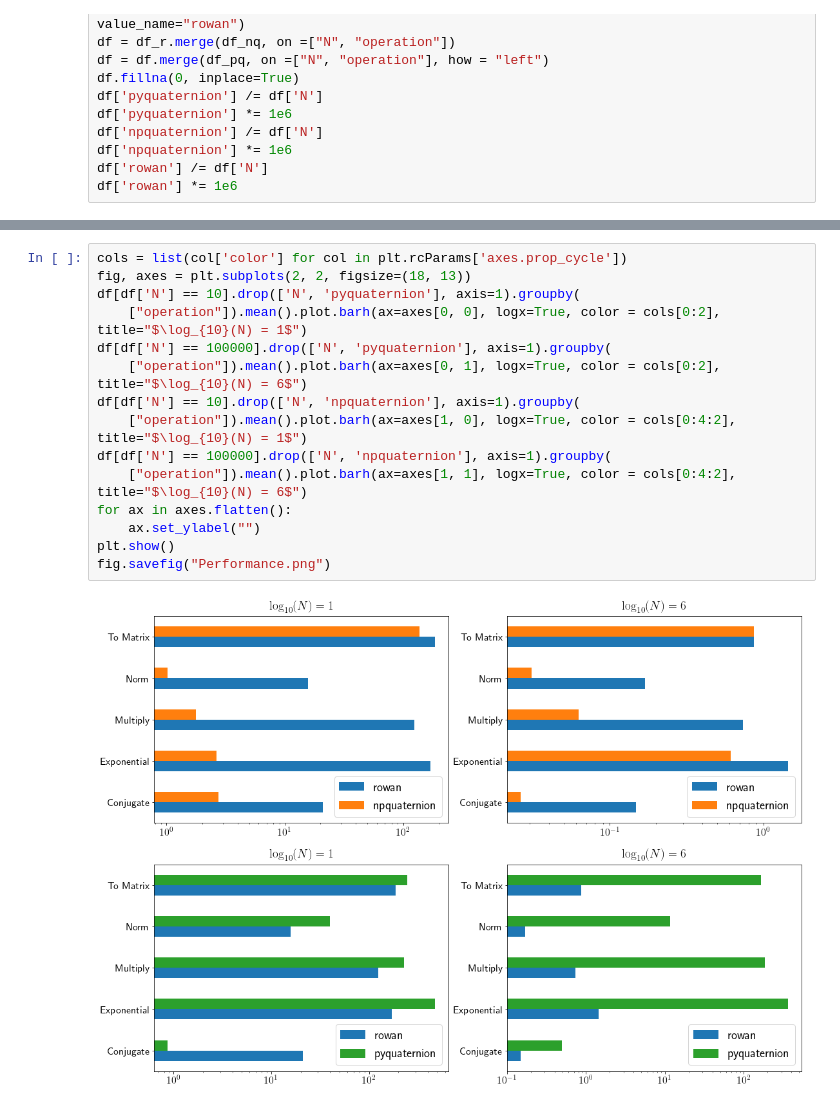
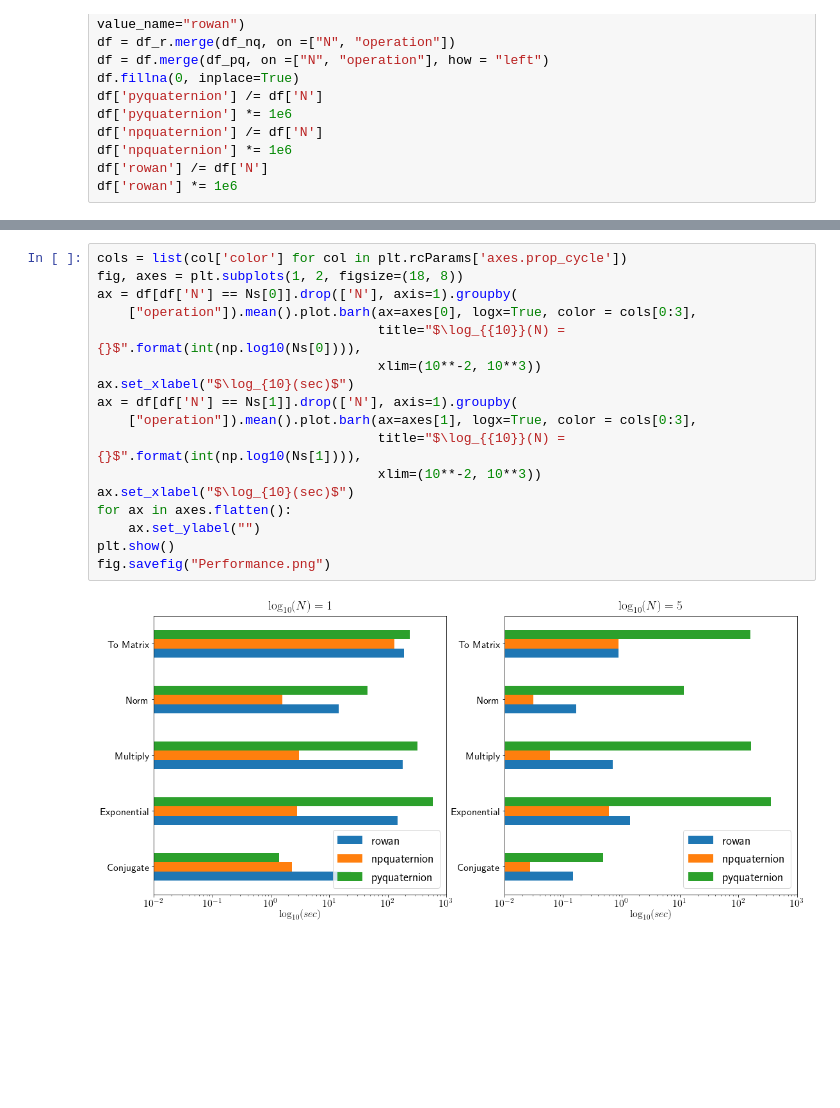
Before and after one commit to glotzerlab/rowan, a Jupyter notebook: benchmarks/Benchmarks.ipynb, the cells around one changed output, grey strips where cells are left out. Saved outputs shown, nothing was run; the diff lists cells and outputs as text; blank space fills up the shorter version.

```diff
--- a/benchmarks/Benchmarks.ipynb
+++ b/benchmarks/Benchmarks.ipynb
@@ -252,17 +235,19 @@ print(view)
 # %%
 cols = list(col['color'] for col in plt.rcParams['axes.prop_cycle'])
-fig, axes = plt.subplots(2, 2, figsize=(18, 13))
-df[df['N'] == 10].drop(['N', 'pyquaternion'], axis=1).groupby(
-    ["operation"]).mean().plot.barh(ax=axes[0, 0], logx=True, color = cols[0:2], title="$\log_{10}(N) = 1$")
-df[df['N'] == 100000].drop(['N', 'pyquaternion'], axis=1).groupby(
-    ["operation"]).mean().plot.barh(ax=axes[0, 1], logx=True, color = cols[0:2], title="$\log_{10}(N) = 6$")
-df[df['N'] == 10].drop(['N', 'npquaternion'], axis=1).groupby(
-    ["operation"]).mean().plot.barh(ax=axes[1, 0], logx=True, color = cols[0:4:2], title="$\log_{10}(N) = 1$")
-df[df['N'] == 100000].drop(['N', 'npquaternion'], axis=1).groupby(
-    ["operation"]).mean().plot.barh(ax=axes[1, 1], logx=True, color = cols[0:4:2], title="$\log_{10}(N) = 6$")
+fig, axes = plt.subplots(1, 2, figsize=(18, 8))
+ax = df[df['N'] == Ns[0]].drop(['N'], axis=1).groupby(
+    ["operation"]).mean().plot.barh(ax=axes[0], logx=True, color = cols[0:3],
+                                    title="$\log_{{10}}(N) = {}$".format(int(np.log10(Ns[0]))),
+                                    xlim=(10**-2, 10**3))
+ax.set_xlabel("$\log_{10}(sec)$")
+ax = df[df['N'] == Ns[1]].drop(['N'], axis=1).groupby(
+    ["operation"]).mean().plot.barh(ax=axes[1], logx=True, color = cols[0:3],
+                                    title="$\log_{{10}}(N) = {}$".format(int(np.log10(Ns[1]))),
+                                    xlim=(10**-2, 10**3))
+ax.set_xlabel("$\log_{10}(sec)$")
 for ax in axes.flatten():
     ax.set_ylabel("")
 plt.show()
 fig.savefig("Performance.png")
 # %% [output]
-[figure, old version]
+[figure, new version]
```
Also changed, not shown: parts of 9 cells of this notebook, 3 other files.
